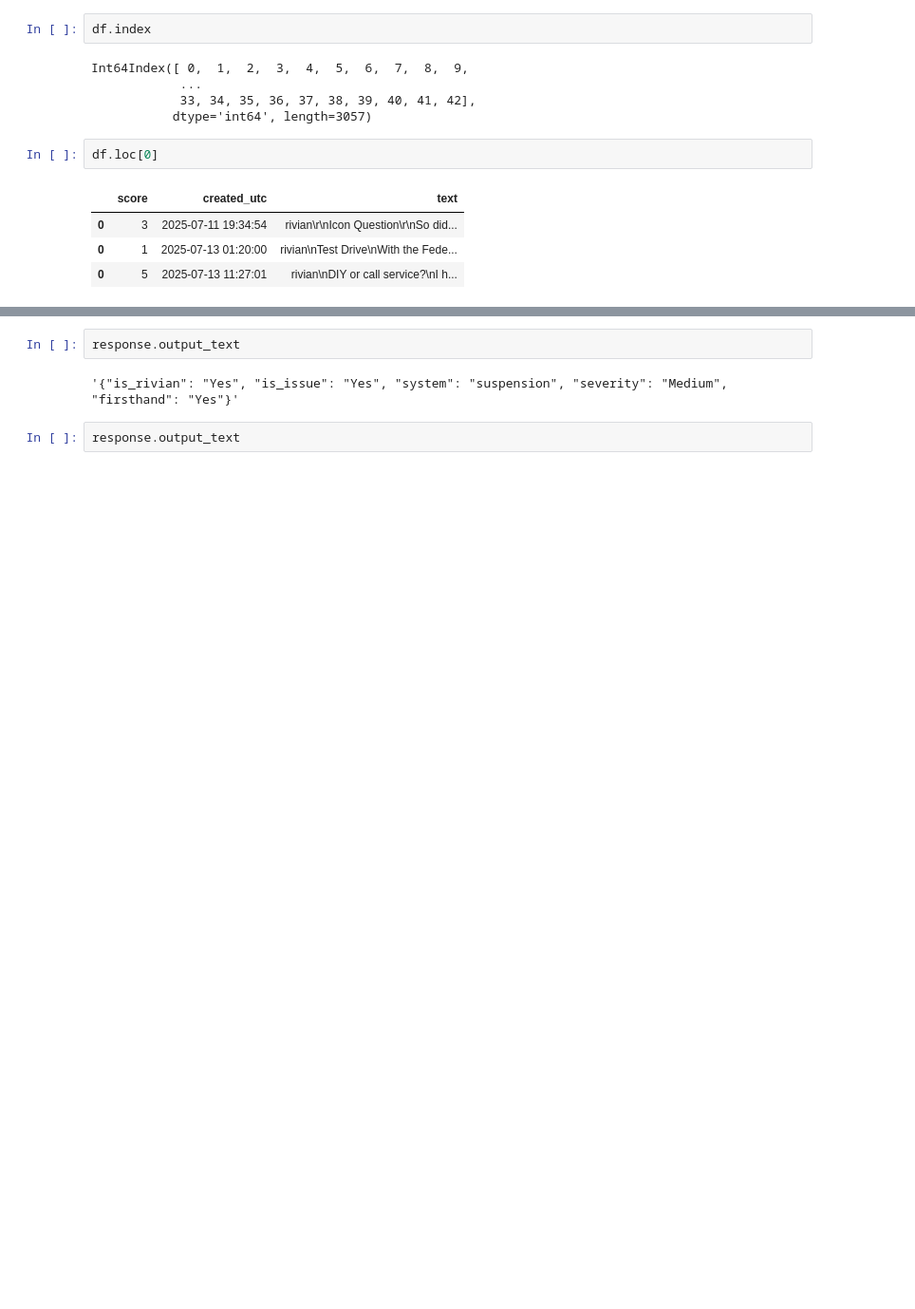
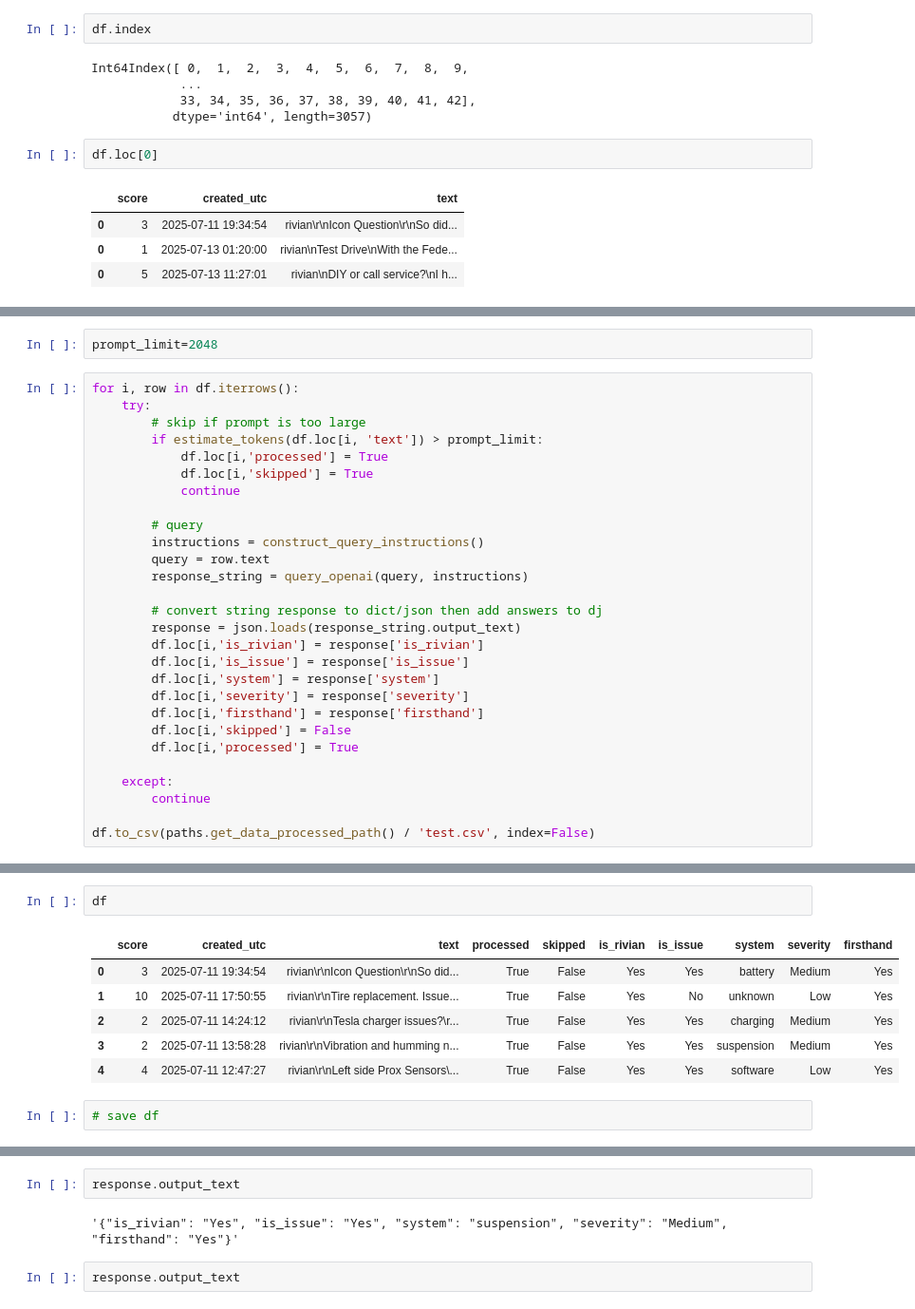
Before and after one commit to giancarlo-garbagnati/eav-llm-monitor, a Jupyter notebook: notebooks/dev.ipynb, the cells around one changed output, grey strips where cells are left out. Shown: that part at 95% size. Saved outputs shown, nothing was run; the diff lists cells and outputs as text; blank space fills up the shorter version.

Commit message:
llm classification (with openai) done, some data classified, and beginning of readme.md work

```diff
--- a/notebooks/dev.ipynb
+++ b/notebooks/dev.ipynb
@@ -315,0 +595,30 @@ response = client.responses.create(
+# %%
+prompt_limit=2048
+# %%
+for i, row in df.iterrows():
+    try:
+        # skip if prompt is too large
+        if estimate_tokens(df.loc[i, 'text']) > prompt_limit:
+            df.loc[i,'processed'] = True
+            df.loc[i,'skipped'] = True
+            continue
+
+        # query
+        instructions = construct_query_instructions()
+        query = row.text
+        response_string = query_openai(query, instructions)
+
+        # convert string response to dict/json then add answers to dj
+        response = json.loads(response_string.output_text)
+        df.loc[i,'is_rivian'] = response['is_rivian']
+        df.loc[i,'is_issue'] = response['is_issue']
+        df.loc[i,'system'] = response['system']
+        df.loc[i,'severity'] = response['severity']
+        df.loc[i,'firsthand'] = response['firsthand']
+        df.loc[i,'skipped'] = False
+        df.loc[i,'processed'] = True
+
+    except:
+        continue
+
+df.to_csv(paths.get_data_processed_path() / 'test.csv', index=False)
@@ -315,0 +629,11 @@ response = client.responses.create(
+# %%
+df
+# %% [output]
+|  | score | created_utc | text | processed | skipped | is_rivian | is_issue | system | severity | firsthand |
+| 0 | 3 | 2025-07-11 19:34:54 | rivian\r\nIcon Question\r\nSo did... | True | False | Yes | Yes | battery | Medium | Yes |
+| 1 | 10 | 2025-07-11 17:50:55 | rivian\r\nTire replacement. Issue... | True | False | Yes | No | unknown | Low | Yes |
+| 2 | 2 | 2025-07-11 14:24:12 | rivian\r\nTesla charger issues?\r... | True | False | Yes | Yes | charging | Medium | Yes |
+| 3 | 2 | 2025-07-11 13:58:28 | rivian\r\nVibration and humming n... | True | False | Yes | Yes | suspension | Medium | Yes |
+| 4 | 4 | 2025-07-11 12:47:27 | rivian\r\nLeft side Prox Sensors\... | True | False | Yes | Yes | software | Low | Yes |
+# %%
+# save df
```
Also changed, not shown: parts of 48 cells of this notebook, 5 other files.
